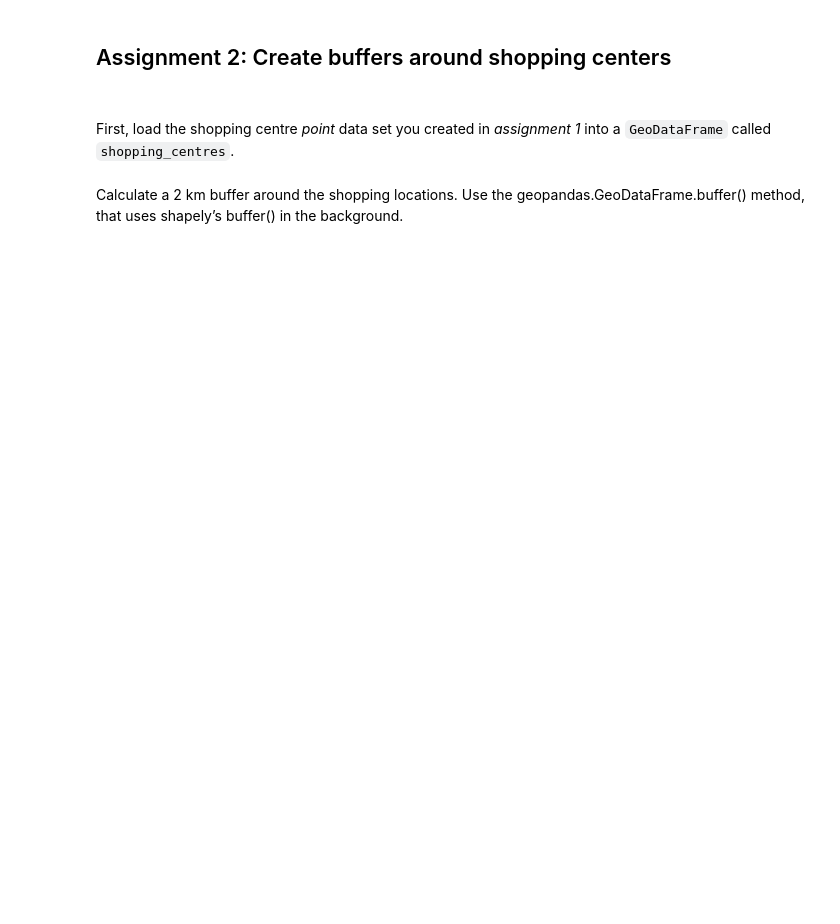
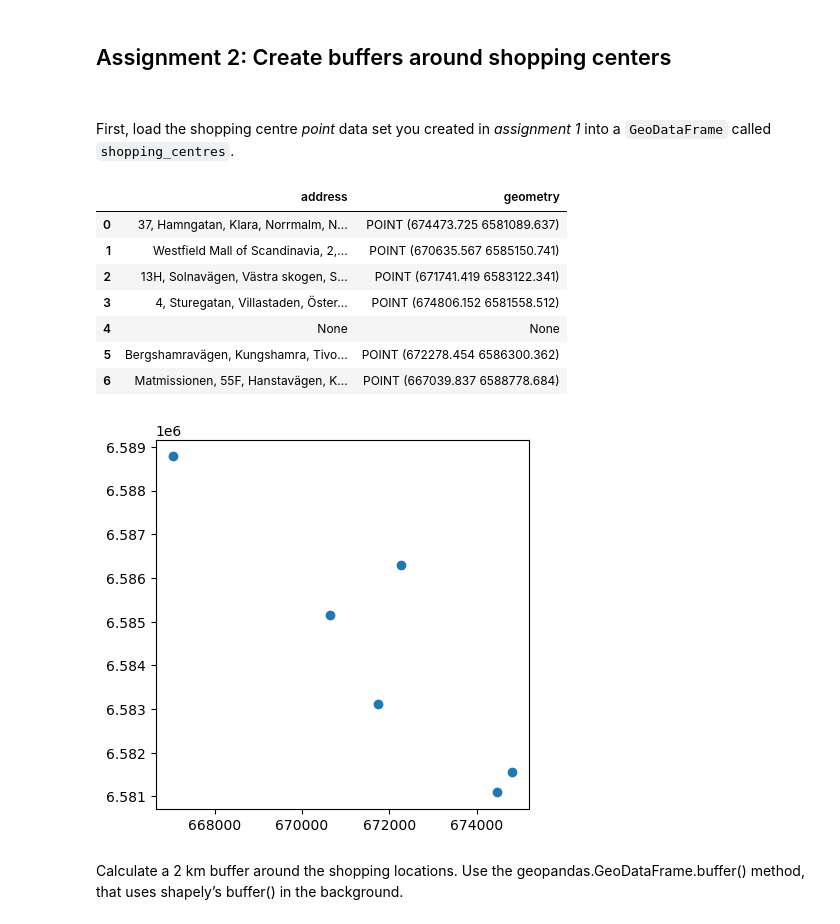
Before and after one commit to ajain-93/NGAD04, a Jupyter notebook: Exercises/Exercise 3/Lab_3_2.ipynb, the cells around one changed output. Drawn from its saved outputs; the diff is of its cells as text; code cells hidden in the pictures; blank space fills up the shorter version.

```diff
--- a/Exercises/Exercise 3/Lab_3_2.ipynb
+++ b/Exercises/Exercise 3/Lab_3_2.ipynb
@@ -1,11 +1,33 @@
 # %% [markdown]
 ## Assignment 2: Create buffers around shopping centers
-# %% [markdown]
-###
-
-First, load the shopping centre *point* data set you created in *assignment 1* into a `GeoDataFrame` called `shopping_centres`.
 # %%
-# RUN YOUR CODE HERE
+import pathlib
+
+# Setup data directory
+NOTEBOOK_PATH = pathlib.Path("/geopython/Exercises/Exercise 3")
+DATA_DIRECTORY = NOTEBOOK_PATH / "data"
+# %% [markdown]
+###
+
+First, load the shopping centre *point* data set you created in *assignment 1* into a `GeoDataFrame` called `shopping_centres`.
+# %%
+import geopandas as gpd
+
+# Load points from from disk
+shopping_centres = gpd.read_file(DATA_DIRECTORY / "shopping_centres.gpkg")
+
+shopping_centres.plot()
+shopping_centres
+# %% [output]
+|  | address | geometry |
+| 0 | 37, Hamngatan, Klara, Norrmalm, N... | POINT (674473.725 6581089.637) |
+| 1 | Westfield Mall of Scandinavia, 2,... | POINT (670635.567 6585150.741) |
+| 2 | 13H, Solnavägen, Västra skogen, S... | POINT (671741.419 6583122.341) |
+| 3 | 4, Sturegatan, Villastaden, Öster... | POINT (674806.152 6581558.512) |
+| 4 | None | None |
+| 5 | Bergshamravägen, Kungshamra, Tivo... | POINT (672278.454 6586300.362) |
+| 6 | Matmissionen, 55F, Hanstavägen, K... | POINT (667039.837 6588778.684) |
+[figure, added]
 # %% [markdown]
 Calculate a 2 km buffer around the shopping locations.
 Use the geopandas.GeoDataFrame.buffer() method, that uses shapely’s buffer() in the background.
```
Also changed, not shown: parts of 4 cells of this notebook, 1 other file.
